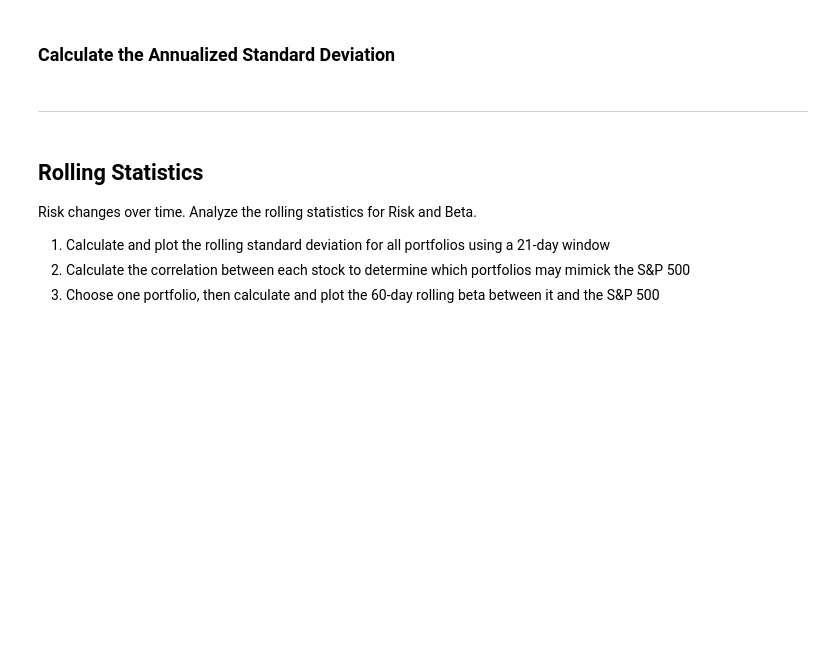
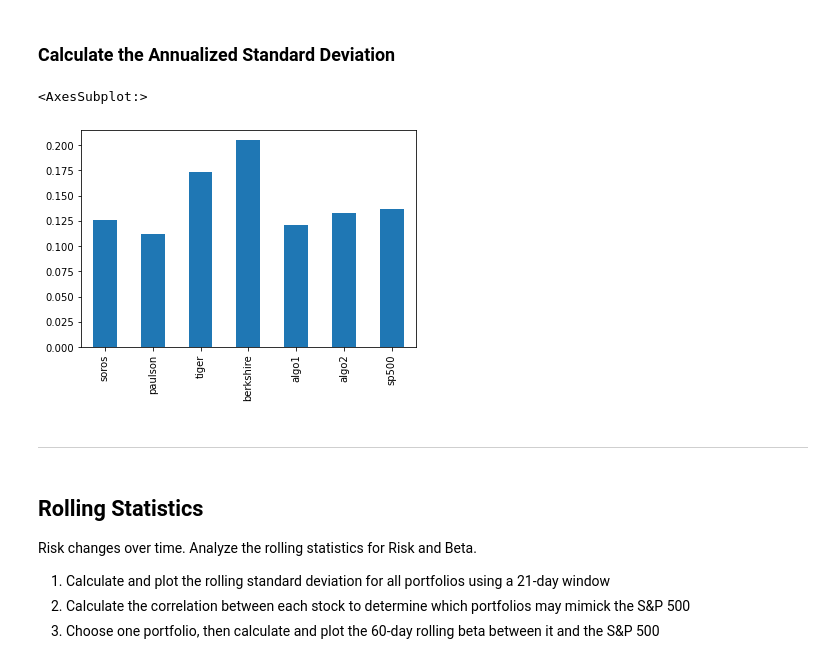
Before and after one commit to JQH84/Portfolio-Analysis, a Jupyter notebook: whale_analysis.ipynb, the cells around one changed output. Drawn from its saved outputs; the diff is of its cells as text; code cells hidden in the pictures; blank space fills up the shorter version.

```diff
--- a/whale_analysis.ipynb
+++ b/whale_analysis.ipynb
@@ -204,6 +237,11 @@ Determine the _risk_ of each portfolio:
 ### Calculate the Annualized Standard Deviation
 # %%
 # Calculate the annualized standard deviation (252 trading days)
+anual_std_all_portfolios = all_returns.std()*np.sqrt(252)
+anual_std_all_portfolios.plot(kind='bar')
+# %% [output]
+<AxesSubplot:>
+[figure, added]
 # %% [markdown]
 ---
 # %% [markdown]
```
Also changed, not shown: parts of 19 cells of this notebook, 4 other files.
